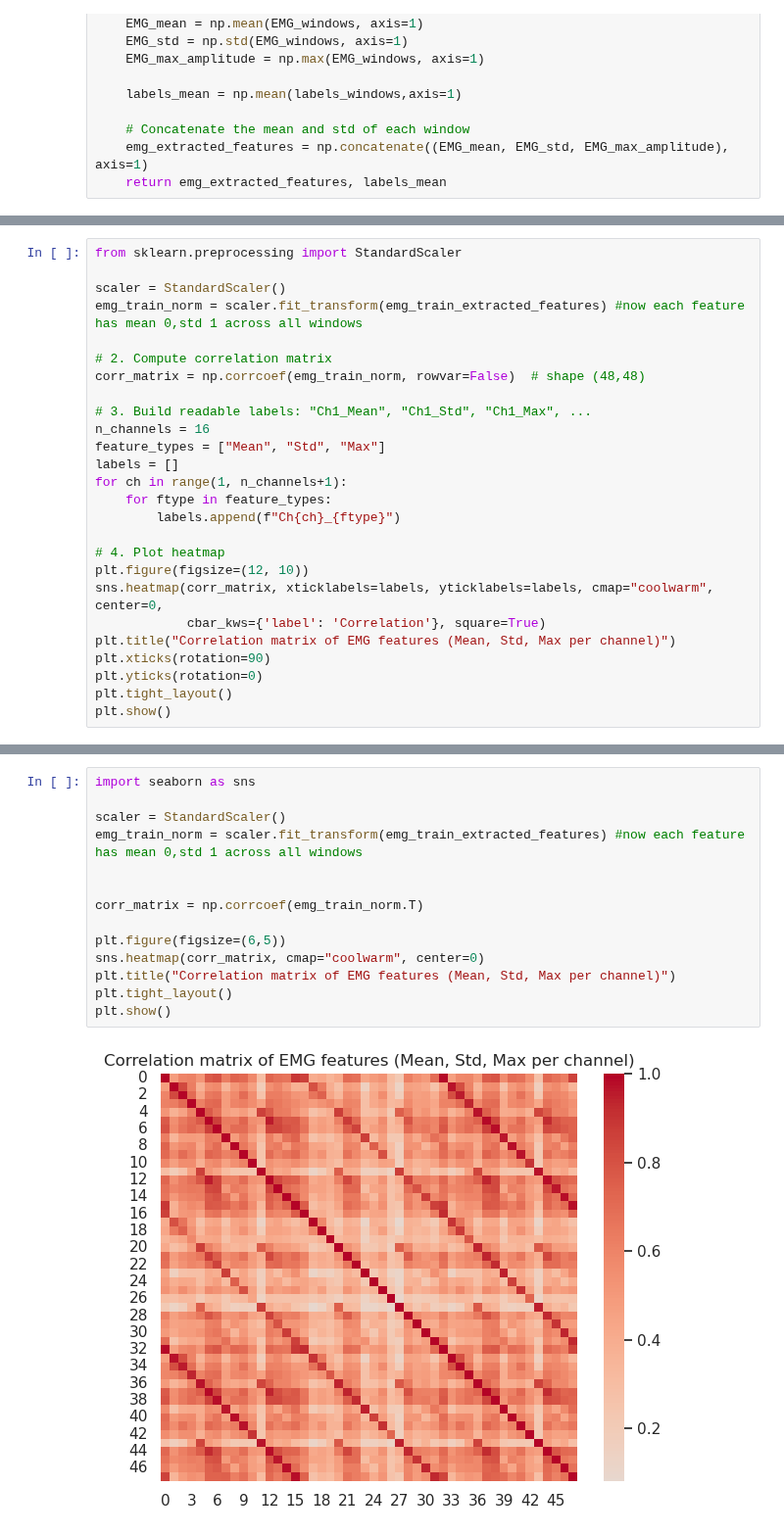
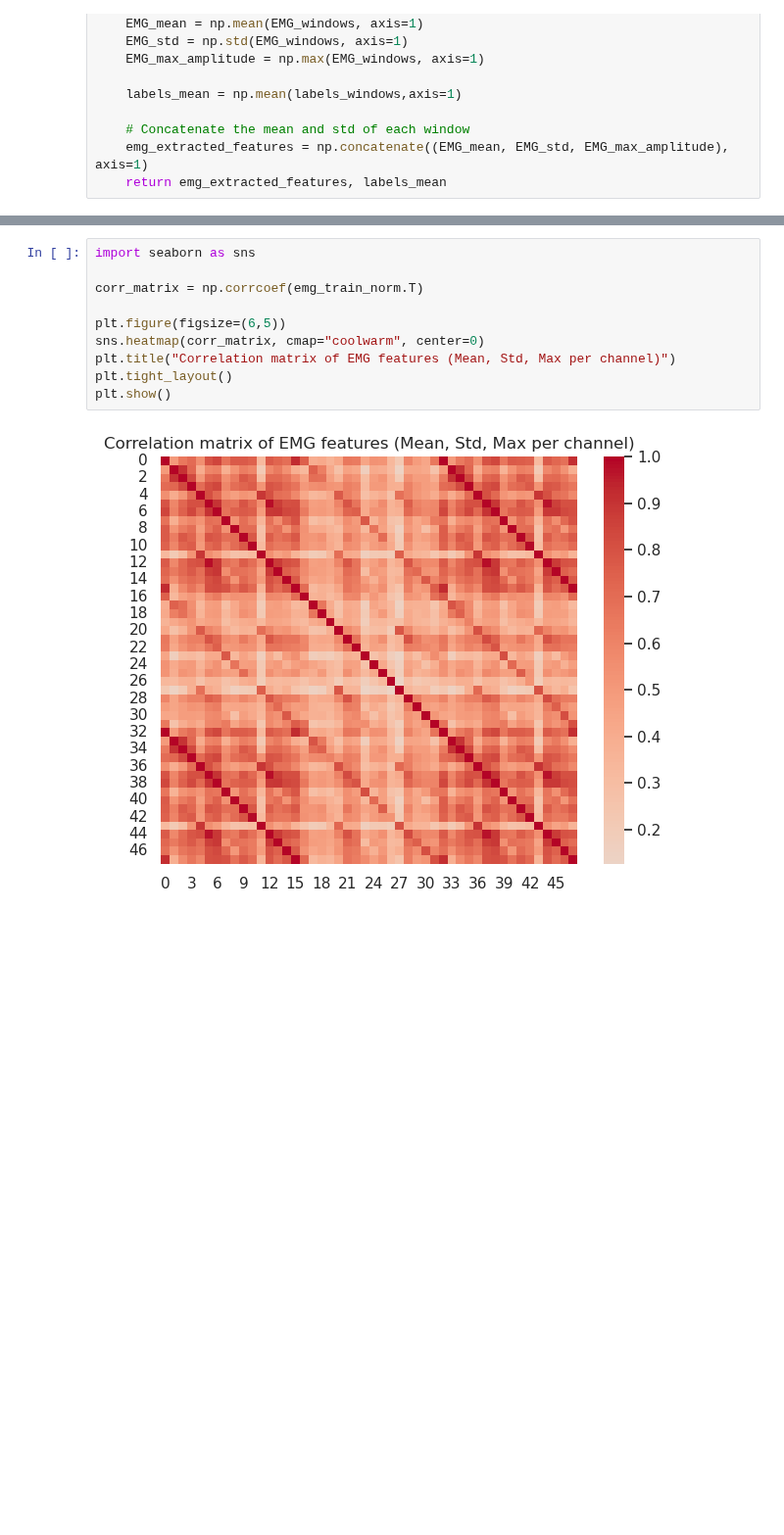
Before and after one commit to Tournedos/NSSP_project2_groupK, a Jupyter notebook: Part3.ipynb, the cells around one changed output, grey strips where cells are left out. Shown at 98% size. Cells and saved outputs as stored; diff of their text form; blank space fills up the shorter version.

```diff
--- a/Part3.ipynb
+++ b/Part3.ipynb
@@ -270,26 +271,0 @@ EMG val extracted features shape: (19100, 48), Finger labels feature shape:(1910
-# %%
-from sklearn.preprocessing import StandardScaler
-
-scaler = StandardScaler()
-emg_train_norm = scaler.fit_transform(emg_train_extracted_features) #now each feature has mean 0,std 1 across all windows
-
-# 2. Compute correlation matrix
-corr_matrix = np.corrcoef(emg_train_norm, rowvar=False)  # shape (48,48)
-
-# 3. Build readable labels: "Ch1_Mean", "Ch1_Std", "Ch1_Max", ...
-n_channels = 16
-feature_types = ["Mean", "Std", "Max"]
-labels = []
-for ch in range(1, n_channels+1):
-    for ftype in feature_types:
-        labels.append(f"Ch{ch}_{ftype}")
-
-# 4. Plot heatmap
-plt.figure(figsize=(12, 10))
-sns.heatmap(corr_matrix, xticklabels=labels, yticklabels=labels, cmap="coolwarm", center=0,
-            cbar_kws={'label': 'Correlation'}, square=True)
-plt.title("Correlation matrix of EMG features (Mean, Std, Max per channel)")
-plt.xticks(rotation=90)
-plt.yticks(rotation=0)
-plt.tight_layout()
-plt.show()
@@ -298,17 +369,13 @@ plt.show()
 # %%
 import seaborn as sns
-
-scaler = StandardScaler()
-emg_train_norm = scaler.fit_transform(emg_train_extracted_features) #now each feature has mean 0,std 1 across all windows
-
 
 corr_matrix = np.corrcoef(emg_train_norm.T)
 
 plt.figure(figsize=(6,5))
 sns.heatmap(corr_matrix, cmap="coolwarm", center=0)
 plt.title("Correlation matrix of EMG features (Mean, Std, Max per channel)")
 plt.tight_layout()
 plt.show()
 # %% [output]
-[figure, old version]
+[figure, new version]
 # %% [markdown]
```
Also changed, not shown: parts of 19 cells of this notebook, 1 other file.
